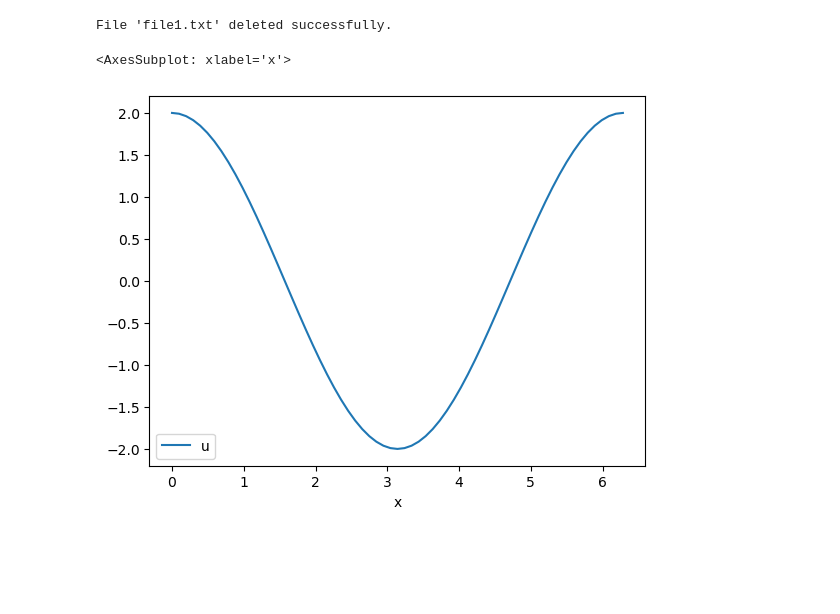
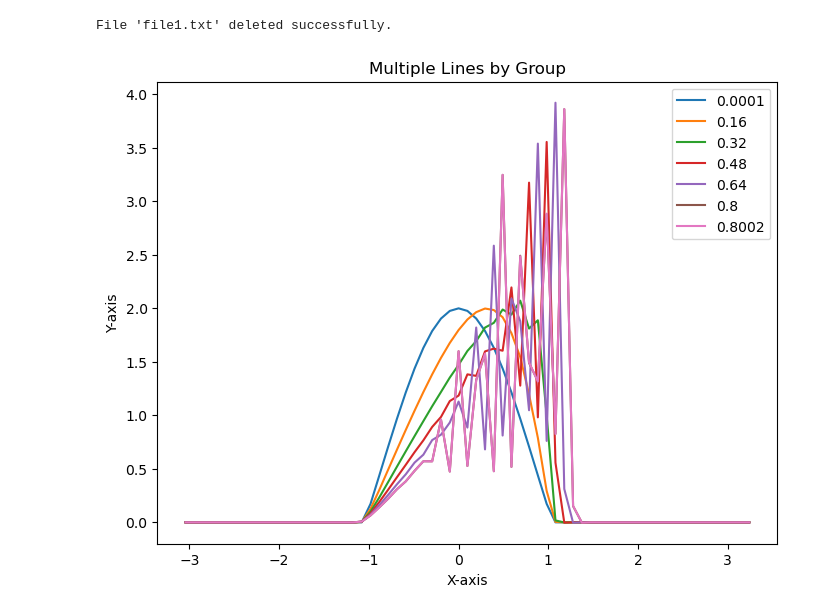
Before and after one commit to mksreed/Fortran, a Jupyter notebook: twoDplots.ipynb, the cells around one changed output. Saved outputs shown, nothing was run; the diff lists cells and outputs as text; code cells hidden in the pictures; blank space fills up the shorter version.

```diff
--- a/twoDplots.ipynb
+++ b/twoDplots.ipynb
@@ -54,14 +54,28 @@ File 'file1.txt' deleted successfully.
 # %%
 df = pd.read_csv('file.txt', sep=',')
 #df = pd.read_csv('outfile.txt', sep='\\s+')
 def attach(df):
     for col in df.columns:
         globals()[col] = df[col]
 attach(df)
-df.plot(x="x",y="u")
+#df.plot(x="x",y="u")
+#df.plot(x="x",y="ue")
+# Group by 'Group'
+grouped = df.groupby('t')
+
+# Plotting
+plt.figure(figsize=(8, 6))
+for name, group in grouped:
+    #plt.plot(group['x'], group['u'], marker='o', linestyle='-', label=name)
+    plt.plot(group['x'], group['u'], linestyle='-', label=name)
+
+plt.xlabel('X-axis')
+plt.ylabel('Y-axis')
+plt.title('Multiple Lines by Group')
+plt.legend()
+plt.show()
 # %% [output]
-<AxesSubplot: xlabel='x'>
-[figure, old version]
+[figure, new version]
 # %%
 df1 = pd.read_csv('file1.txt', sep=',')
 #df1.plot(x="x", y=["uu", "uf"],kind="line", figsize=(10, 6))
```
Also changed, not shown: parts of 5 cells of this notebook, 1 other file.
